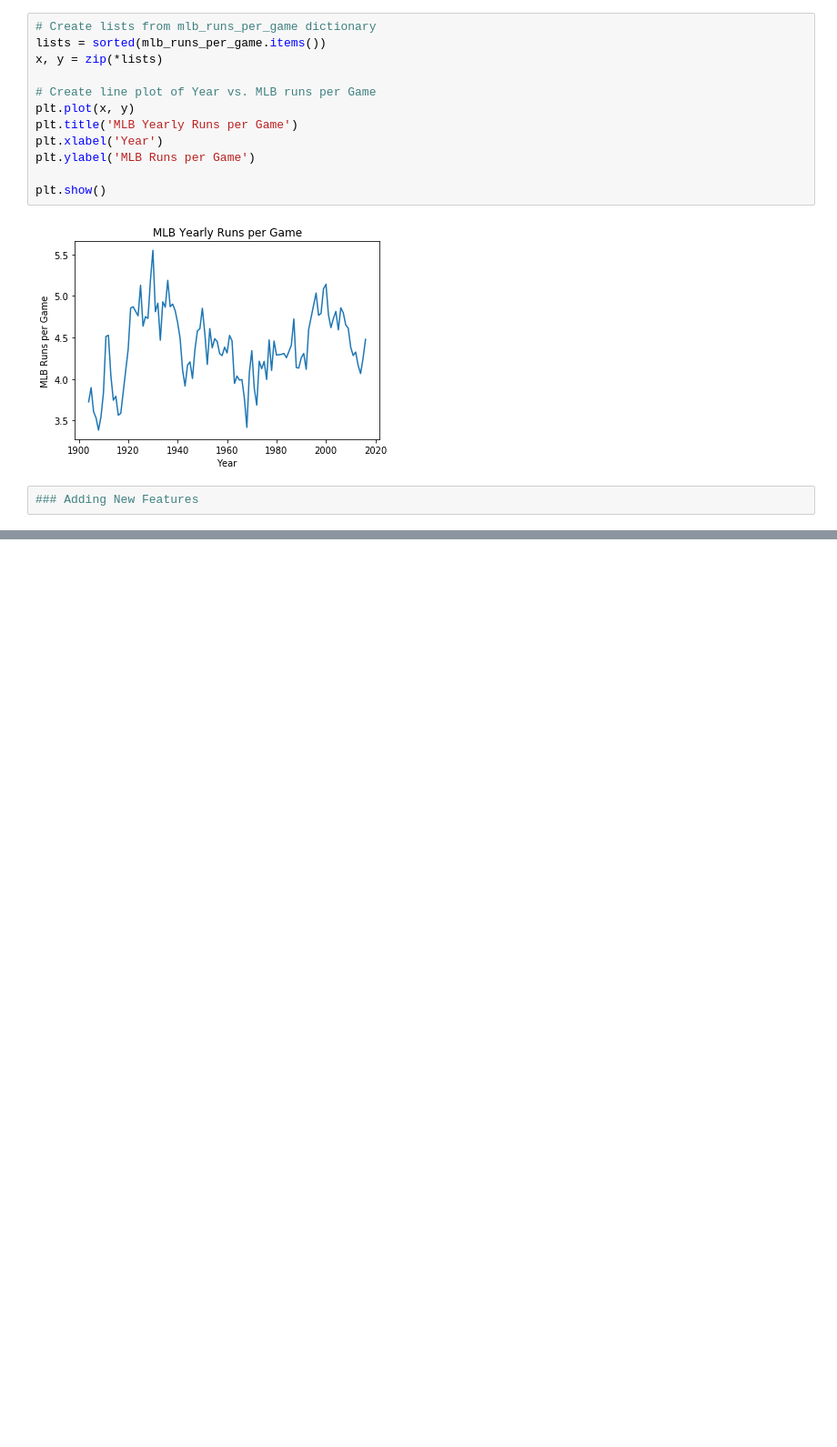
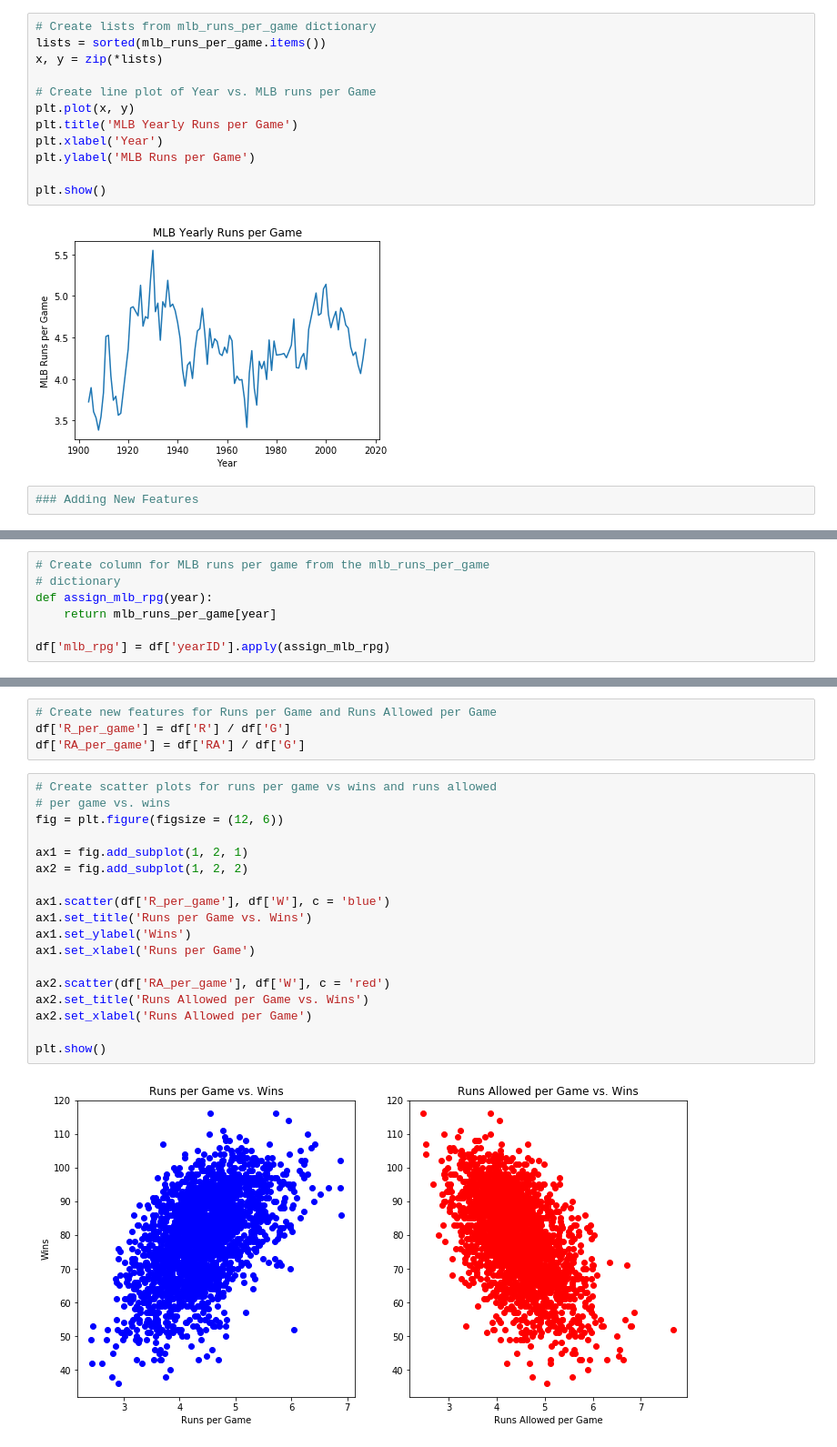
Before and after one commit to brijrajgohil/DataScienceProjects, a Jupyter notebook: ScikitLearnBaseballAnalytics/Main.ipynb, the cells around one changed output, grey strips where cells are left out. Shown: that part at 91% size. Drawn from its saved outputs; the diff is of its cells as text; blank space fills up the shorter version.

```diff
--- a/ScikitLearnBaseballAnalytics/Main.ipynb
+++ b/ScikitLearnBaseballAnalytics/Main.ipynb
@@ -226,0 +266,7 @@ def assign_label(year):
+# %%
+# Create column for MLB runs per game from the mlb_runs_per_game
+# dictionary
+def assign_mlb_rpg(year):
+    return mlb_runs_per_game[year]
+
+df['mlb_rpg'] = df['yearID'].apply(assign_mlb_rpg)
@@ -226,0 +305,24 @@ def assign_label(year):
+# %%
+# Create new features for Runs per Game and Runs Allowed per Game
+df['R_per_game'] = df['R'] / df['G']
+df['RA_per_game'] = df['RA'] / df['G']
+# %%
+# Create scatter plots for runs per game vs wins and runs allowed
+# per game vs. wins
+fig = plt.figure(figsize = (12, 6))
+
+ax1 = fig.add_subplot(1, 2, 1)
+ax2 = fig.add_subplot(1, 2, 2)
+
+ax1.scatter(df['R_per_game'], df['W'], c = 'blue')
+ax1.set_title('Runs per Game vs. Wins')
+ax1.set_ylabel('Wins')
+ax1.set_xlabel('Runs per Game')
+
+ax2.scatter(df['RA_per_game'], df['W'], c = 'red')
+ax2.set_title('Runs Allowed per Game vs. Wins')
+ax2.set_xlabel('Runs Allowed per Game')
+
+plt.show()
+# %% [output]
+[figure, added]
```
Also changed, not shown: parts of 45 cells of this notebook, 31 other files.
